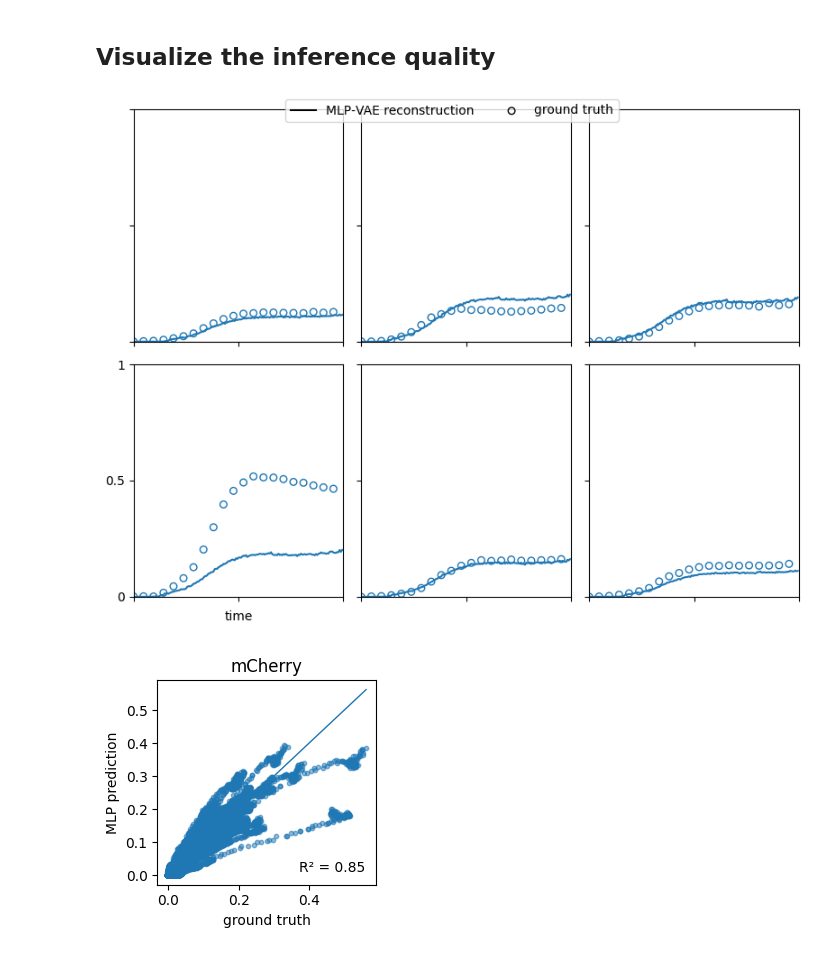
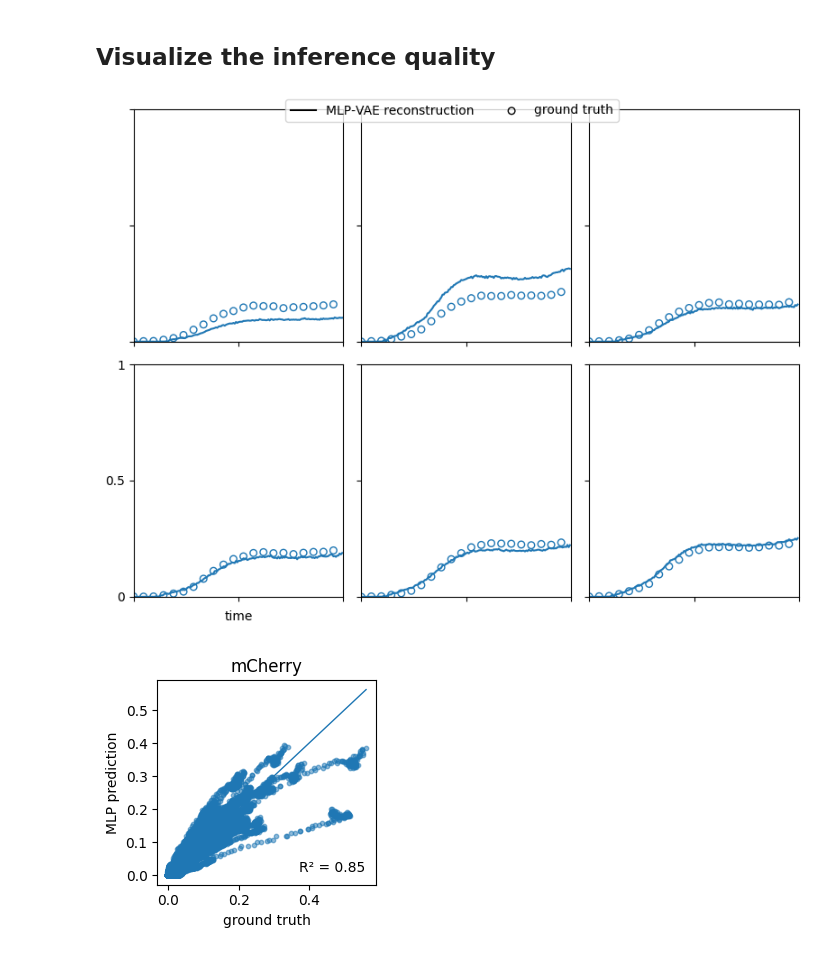
Before and after one commit to youlab/Low_dimensional_observables, a Jupyter notebook: Keio_comm_assembly/VAE_on_single_target.ipynb, the cells around one changed output. Saved outputs shown, nothing was run; the diff lists cells and outputs as text; code cells hidden in the pictures.

Commit message:
fix:fixed a few incompatibility issues with the example datasets in Single target notebook

```diff
--- a/Keio_comm_assembly/VAE_on_single_target.ipynb
+++ b/Keio_comm_assembly/VAE_on_single_target.ipynb
@@ -685,18 +674,16 @@ from sklearn.metrics import r2_score
 
 # ------------------------------------------------------------------
 # CONFIG ------------------------------------------------------------
-trial_id = 1                                     # visualise trial 1
+trial = 1                                     # visualise trial 1
 base_dir = Path("./saved_data/growth_curves")    # data location
 np.random.seed(42)
 
 # ------------------------------------------------------------------
 # LOAD DATA ---------------------------------------------------------
-all_truths = []
-all_preds = []
 
 target = "mCherry"
 gt_path   = base_dir / target / f"{target}_ground_truth.npy"
-pred_path = base_dir / target / f"{target}_inference_trial{trial_id}.npy"
+pred_path = base_dir / target / f"{target}_inference_trial{trial}.npy"
 
 truth = np.load(gt_path)
 pred  = np.load(pred_path)
@@ -710,8 +697,8 @@ n_show   = 6
 tp_show  = np.arange(0, 168, 8)  # mark every 8th time‑point
 x        = np.arange(0, 168, 1)
 
-# rank samples by total signal in the first four donor channels
-SUM = np.sum(truth_all, axis=(1, 2))
+# rank samples by total signal per FP curve
+SUM = np.sum(truth, axis=(1, 2))
 rank_indices = np.argsort(SUM)[::-1]             # descending
 idx_show = np.random.choice(rank_indices[:30], n_show, replace=False)
 
@@ -733,32 +720,32 @@ for i, ii in enumerate(idx_show):
 # shared legend
 axes[3].set_xlabel("time")
 axes[3].set_yticklabels([0, 0.5, 1])
 axes[3].plot([], [], linewidth=1.5, color="k", label="MLP‑VAE reconstruction")
 axes[3].scatter([], [], s=30, edgecolor="k", facecolor="None", label="ground truth")
 fig.legend(loc="upper center", ncol=2)
 fig.tight_layout()
 
 # ------------------------------------------------------------------
 # FIGURE 2: Scatter plot --------------------------------
 fig2, ax2 = plt.subplots(1, 1, figsize=(3, 3))
 
 ground_truth = truth[:, 0, :].flatten()
 pred         = pred[:, 0, :].flatten()
 
 ax2.scatter(ground_truth, pred, s=10, alpha=0.5)
 diag_max = np.max(ground_truth)
 ax2.plot([0, diag_max], [0, diag_max], lw=1)
 
 r2 = r2_score(ground_truth, pred)
 ax2.set_title(target)
 ax2.text(0.95, 0.05, f"R² = {r2:.2f}", transform=ax2.transAxes,
          ha="right", va="bottom")
 
 ax2.set_xlabel("ground truth")
 ax2.set_ylabel("MLP prediction")
 fig2.tight_layout()
 
 plt.show()
 # %% [output]
-[figure, old version]
+[figure, new version]
 [figure]
```
Also changed, not shown: parts of 5 cells of this notebook.
